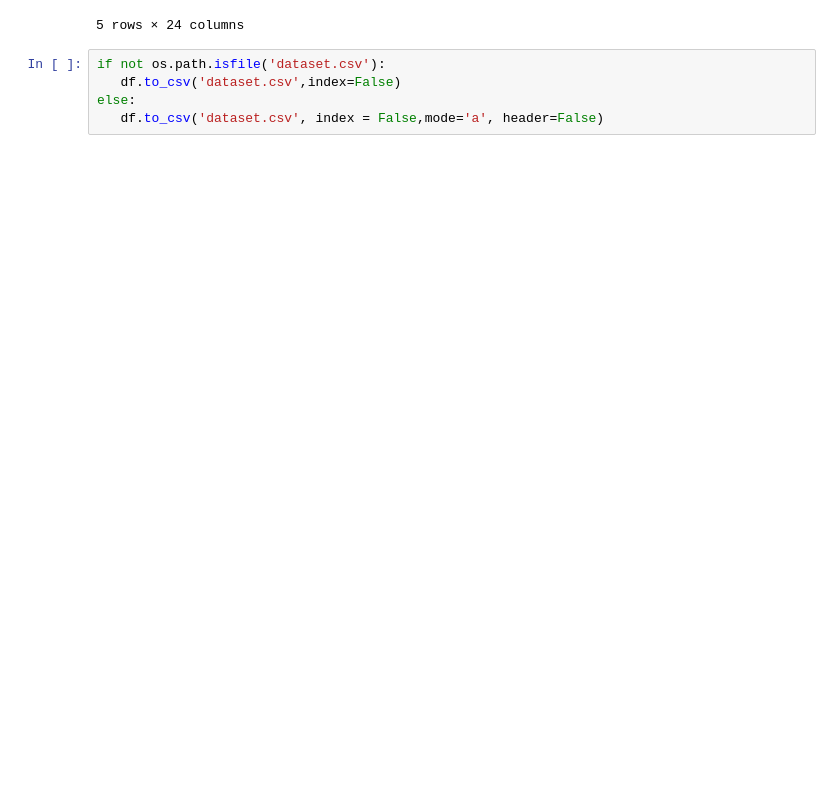
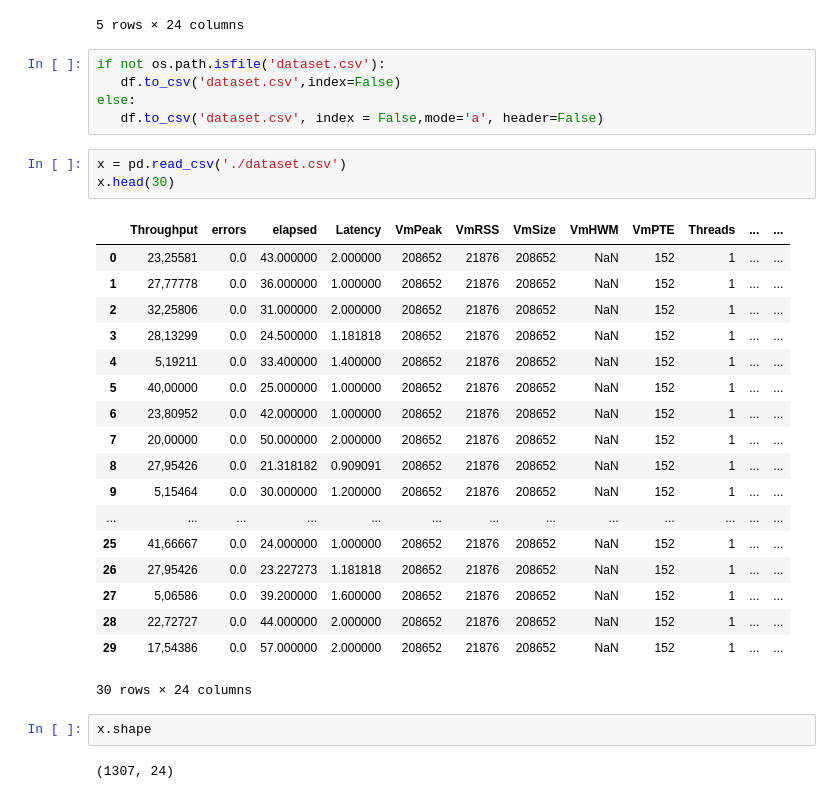
Before and after one commit to RaffaeleRusso/Workload-characterization, a Jupyter notebook: merge_script.ipynb, the cells around one changed output. Saved outputs shown, nothing was run; the diff lists cells and outputs as text; blank space fills up the shorter version.

```diff
--- a/merge_script.ipynb
+++ b/merge_script.ipynb
@@ -22,3 +30,29 @@ if not os.path.isfile('dataset.csv'):
    df.to_csv('dataset.csv',index=False)
 else:
    df.to_csv('dataset.csv', index = False,mode='a', header=False)
+# %%
+x = pd.read_csv('./dataset.csv')
+x.head(30)
+# %% [output]
+|  | Throughput | errors | elapsed | Latency | VmPeak | VmRSS | VmSize | VmHWM | VmPTE | Threads | ... | ... |
+| 0 | 23,25581 | 0.0 | 43.000000 | 2.000000 | 208652 | 21876 | 208652 | NaN | 152 | 1 | ... | ... |
+| 1 | 27,77778 | 0.0 | 36.000000 | 1.000000 | 208652 | 21876 | 208652 | NaN | 152 | 1 | ... | ... |
+| 2 | 32,25806 | 0.0 | 31.000000 | 2.000000 | 208652 | 21876 | 208652 | NaN | 152 | 1 | ... | ... |
+| 3 | 28,13299 | 0.0 | 24.500000 | 1.181818 | 208652 | 21876 | 208652 | NaN | 152 | 1 | ... | ... |
+| 4 | 5,19211 | 0.0 | 33.400000 | 1.400000 | 208652 | 21876 | 208652 | NaN | 152 | 1 | ... | ... |
+| 5 | 40,00000 | 0.0 | 25.000000 | 1.000000 | 208652 | 21876 | 208652 | NaN | 152 | 1 | ... | ... |
+| 6 | 23,80952 | 0.0 | 42.000000 | 1.000000 | 208652 | 21876 | 208652 | NaN | 152 | 1 | ... | ... |
+| 7 | 20,00000 | 0.0 | 50.000000 | 2.000000 | 208652 | 21876 | 208652 | NaN | 152 | 1 | ... | ... |
+| 8 | 27,95426 | 0.0 | 21.318182 | 0.909091 | 208652 | 21876 | 208652 | NaN | 152 | 1 | ... | ... |
+| 9 | 5,15464 | 0.0 | 30.000000 | 1.200000 | 208652 | 21876 | 208652 | NaN | 152 | 1 | ... | ... |
+| ... | ... | ... | ... | ... | ... | ... | ... | ... | ... | ... | ... | ... |
+| 25 | 41,66667 | 0.0 | 24.000000 | 1.000000 | 208652 | 21876 | 208652 | NaN | 152 | 1 | ... | ... |
+| 26 | 27,95426 | 0.0 | 23.227273 | 1.181818 | 208652 | 21876 | 208652 | NaN | 152 | 1 | ... | ... |
+| 27 | 5,06586 | 0.0 | 39.200000 | 1.600000 | 208652 | 21876 | 208652 | NaN | 152 | 1 | ... | ... |
+| 28 | 22,72727 | 0.0 | 44.000000 | 2.000000 | 208652 | 21876 | 208652 | NaN | 152 | 1 | ... | ... |
+| 29 | 17,54386 | 0.0 | 57.000000 | 2.000000 | 208652 | 21876 | 208652 | NaN | 152 | 1 | ... | ... |
+30 rows × 24 columns
+# %%
+x.shape
+# %% [output]
+(1307, 24)
```
Also changed, not shown: parts of 3 cells of this notebook, 8 other files.
